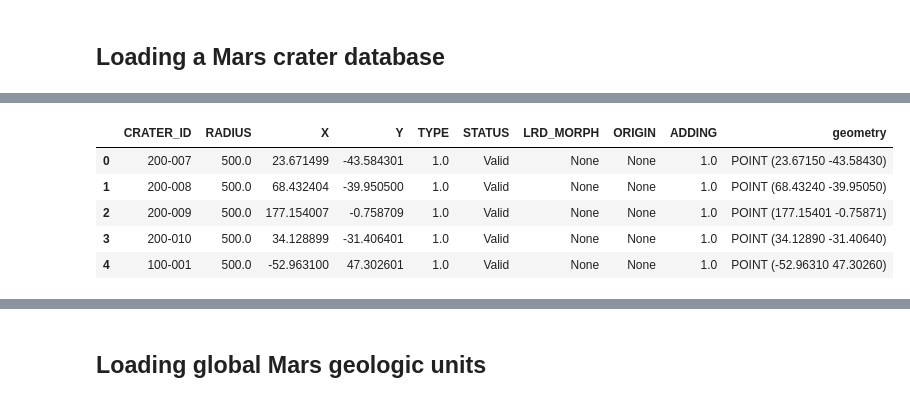
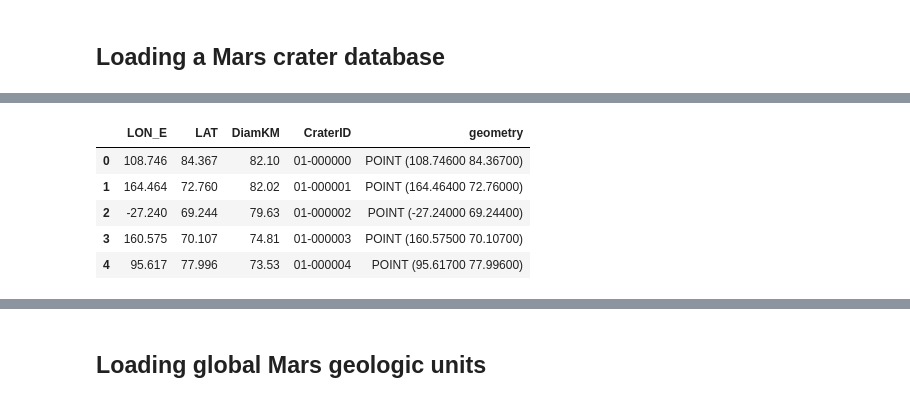
Before and after one commit to aprossi/impact-cratering, a Jupyter notebook: notebooks/crater_chronology.ipynb, the cells around one changed output, grey strips where cells are left out. Cells and saved outputs as stored; diff of their text form; code cells hidden in the pictures.

```diff
--- a/notebooks/crater_chronology.ipynb
+++ b/notebooks/crater_chronology.ipynb
@@ -444,9 +529,10 @@ os.remove("./out.png")
 # %% [markdown]
 ## Loading a Mars crater database
 # %%
-# load lagain database
+# load robbins database
 
-input_lagain_mars = '/Volumes/ulthar/data/0_GLOBAL_PLANETARY_DATA/crater_databases/Mars_Lagain/lagain_db/lagain_db.shp'
+# input_lagain_mars = '/Volumes/ulthar/data/0_GLOBAL_PLANETARY_DATA/crater_databases/Mars_Lagain/lagain_db/lagain_db.shp'
+input_robbins_mars = '/Volumes/ulthar/data/0_GLOBAL_PLANETARY_DATA/crater_databases/Mars_Robbins/RobbinsCraterDatabase_20120821/RobbinsCraterDatabase_20120821_LatLonDiam.shp'
 # %%
-mars_lagain=gpd.read_file(input_lagain_mars)
+mars_robbins=gpd.read_file(input_robbins_mars)
 # %%
@@ -456,10 +555,10 @@ mars_lagain.shape
 # %%
-mars_lagain.head()
+mars_robbins.head()
 # %% [output]
-|  | CRATER_ID | RADIUS | X | Y | TYPE | STATUS | LRD_MORPH | ORIGIN | ADDING | geometry |
-| 0 | 200-007 | 500.0 | 23.671499 | -43.584301 | 1.0 | Valid | None | None | 1.0 | POINT (23.67150 -43.58430) |
-| 1 | 200-008 | 500.0 | 68.432404 | -39.950500 | 1.0 | Valid | None | None | 1.0 | POINT (68.43240 -39.95050) |
-| 2 | 200-009 | 500.0 | 177.154007 | -0.758709 | 1.0 | Valid | None | None | 1.0 | POINT (177.15401 -0.75871) |
-| 3 | 200-010 | 500.0 | 34.128899 | -31.406401 | 1.0 | Valid | None | None | 1.0 | POINT (34.12890 -31.40640) |
-| 4 | 100-001 | 500.0 | -52.963100 | 47.302601 | 1.0 | Valid | None | None | 1.0 | POINT (-52.96310 47.30260) |
+|  | LON_E | LAT | DiamKM | CraterID | geometry |
+| 0 | 108.746 | 84.367 | 82.10 | 01-000000 | POINT (108.74600 84.36700) |
+| 1 | 164.464 | 72.760 | 82.02 | 01-000001 | POINT (164.46400 72.76000) |
+| 2 | -27.240 | 69.244 | 79.63 | 01-000002 | POINT (-27.24000 69.24400) |
+| 3 | 160.575 | 70.107 | 74.81 | 01-000003 | POINT (160.57500 70.10700) |
+| 4 | 95.617 | 77.996 | 73.53 | 01-000004 | POINT (95.61700 77.99600) |
 # %%
```
Also changed, not shown: parts of 35 cells of this notebook.
